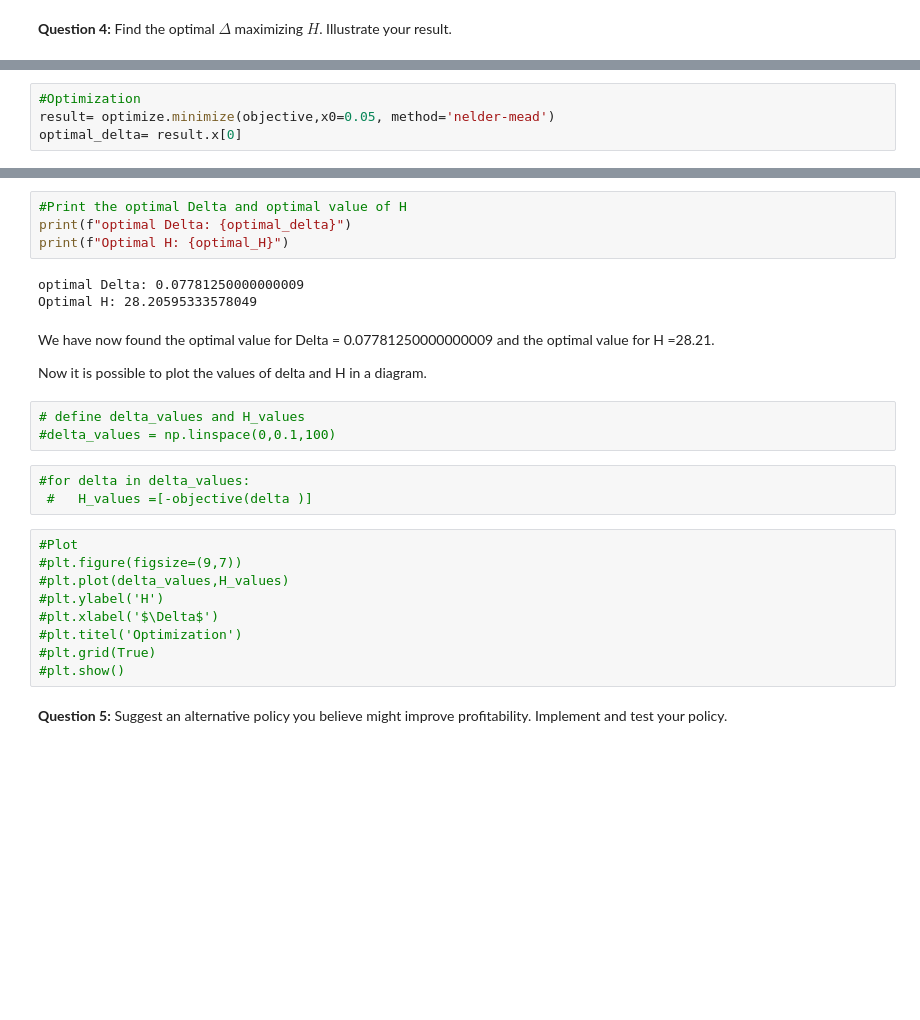
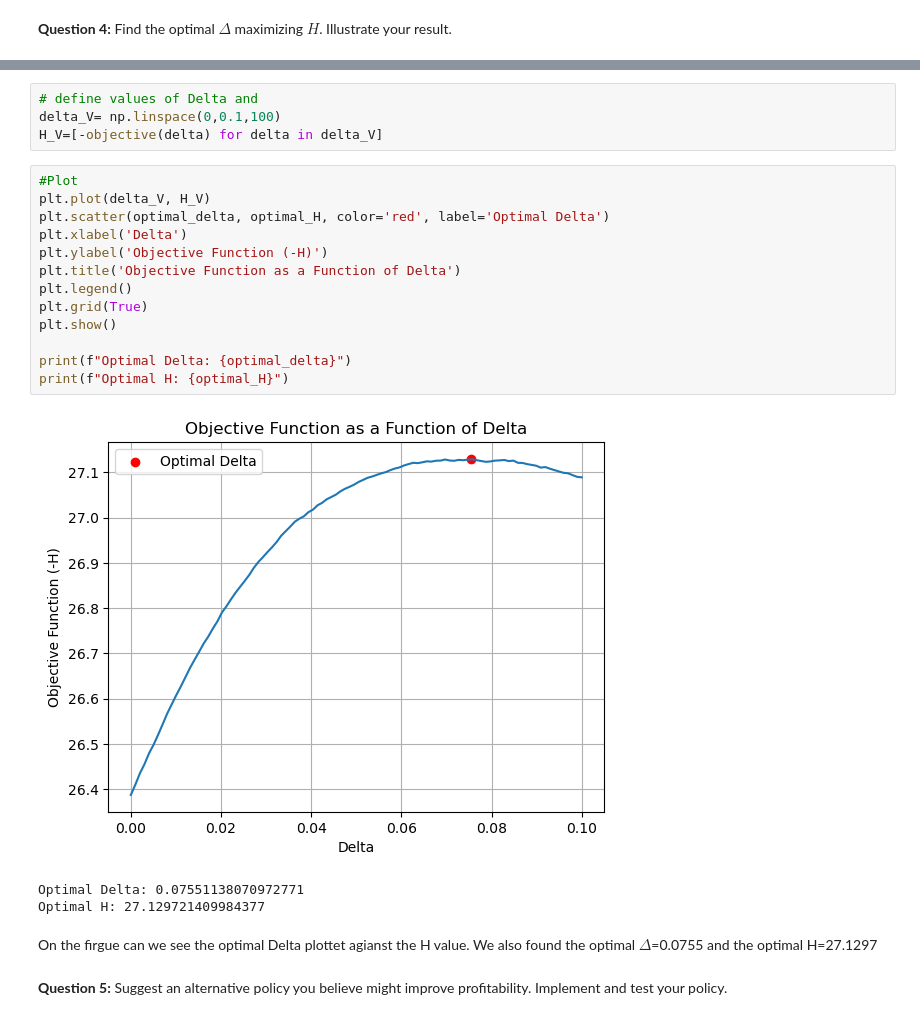
Before and after one commit to NumEconCopenhagen/projects-2023-rikke-og-emma, a Jupyter notebook: Examproject/Exam-2023-notebook.ipynb, the cells around one changed output, grey strips where cells are left out. Saved outputs shown, nothing was run; the diff lists cells and outputs as text; blank space fills up the shorter version.

```diff
--- a/Examproject/Exam-2023-notebook.ipynb
+++ b/Examproject/Exam-2023-notebook.ipynb
@@ -679,4 +687,0 @@ This code take som time to run
-# %%
-#Optimization
-result= optimize.minimize(objective,x0=0.05, method='nelder-mead')
-optimal_delta= result.x[0]
@@ -685,29 +688,26 @@ optimal_H = -result.fun
-# %%
-#Print the optimal Delta and optimal value of H
-print(f"optimal Delta: {optimal_delta}")
-print(f"Optimal H: {optimal_H}")
-# %% [output]
-optimal Delta: 0.07781250000000009
-Optimal H: 28.20595333578049
-# %% [markdown]
-We have now found the optimal value for Delta =  0.07781250000000009 and the optimal value for H =28.21.
-
-Now it is possible to plot the values of delta and H in a diagram.
 # %%
-# define delta_values and H_values
-#delta_values = np.linspace(0,0.1,100)
+# define values of Delta and
+delta_V= np.linspace(0,0.1,100)
+H_V=[-objective(delta) for delta in delta_V]
-# %%
-#for delta in delta_values:
- #   H_values =[-objective(delta )]
-# %%
-#Plot
-#plt.figure(figsize=(9,7))
-#plt.plot(delta_values,H_values)
-#plt.ylabel('H')
-#plt.xlabel('$\Delta$')
-#plt.titel('Optimization')
-#plt.grid(True)
-#plt.show()
+# %%
+#Plot
+plt.plot(delta_V, H_V)
+plt.scatter(optimal_delta, optimal_H, color='red', label='Optimal Delta')
+plt.xlabel('Delta')
+plt.ylabel('Objective Function (-H)')
+plt.title('Objective Function as a Function of Delta')
+plt.legend()
+plt.grid(True)
+plt.show()
+
+print(f"Optimal Delta: {optimal_delta}")
+print(f"Optimal H: {optimal_H}")
+# %% [output]
+[figure, added]
+Optimal Delta: 0.07551138070972771
+Optimal H: 27.129721409984377
+# %% [markdown]
+On the firgue can we see the optimal Delta plottet agianst the H value. We also found the optimal $\Delta$=0.0755 and the optimal H=27.1297
 # %% [markdown]
 
 **Question 5:** Suggest an alternative policy you believe might improve profitability. Implement and test your policy.
```
Also changed, not shown: parts of 6 cells of this notebook.
